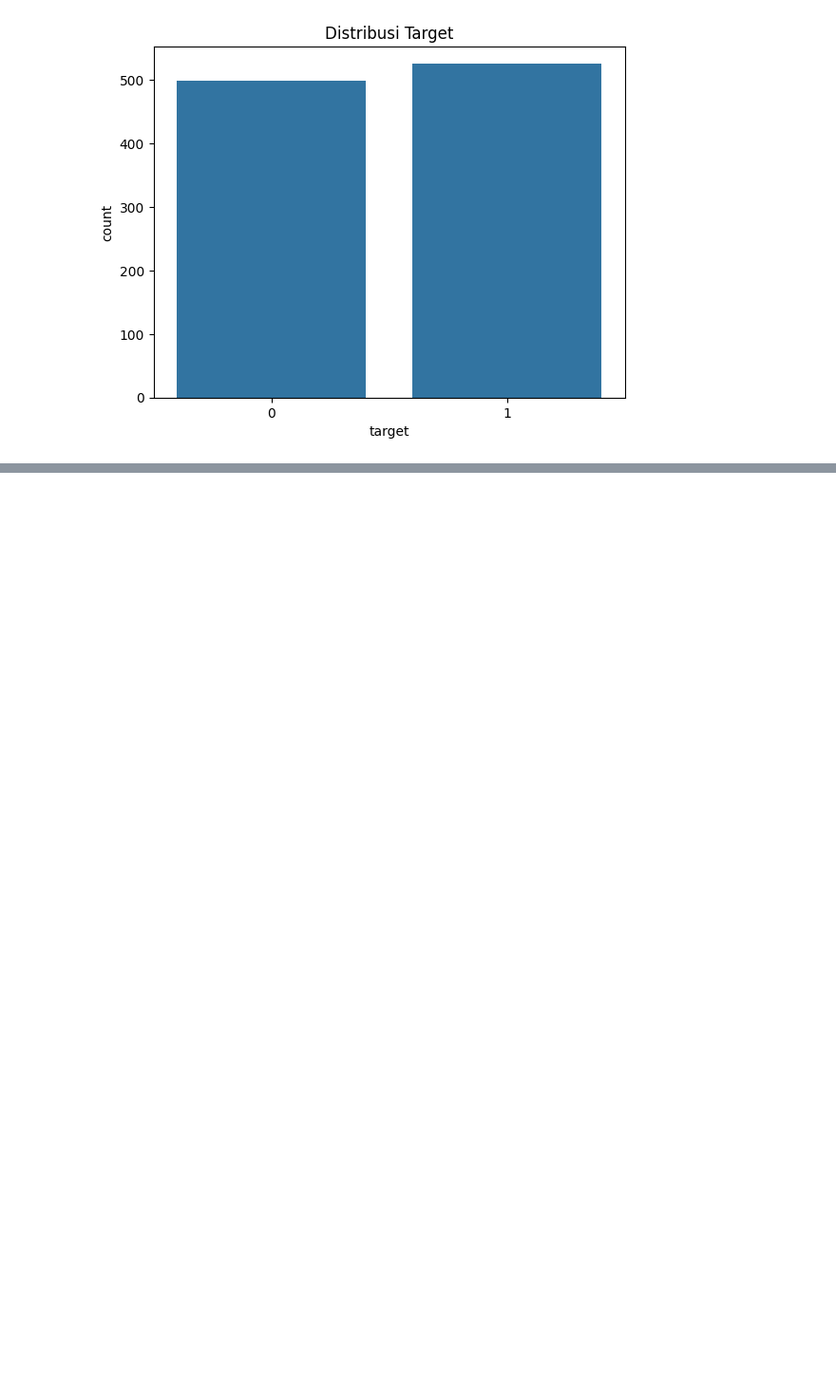
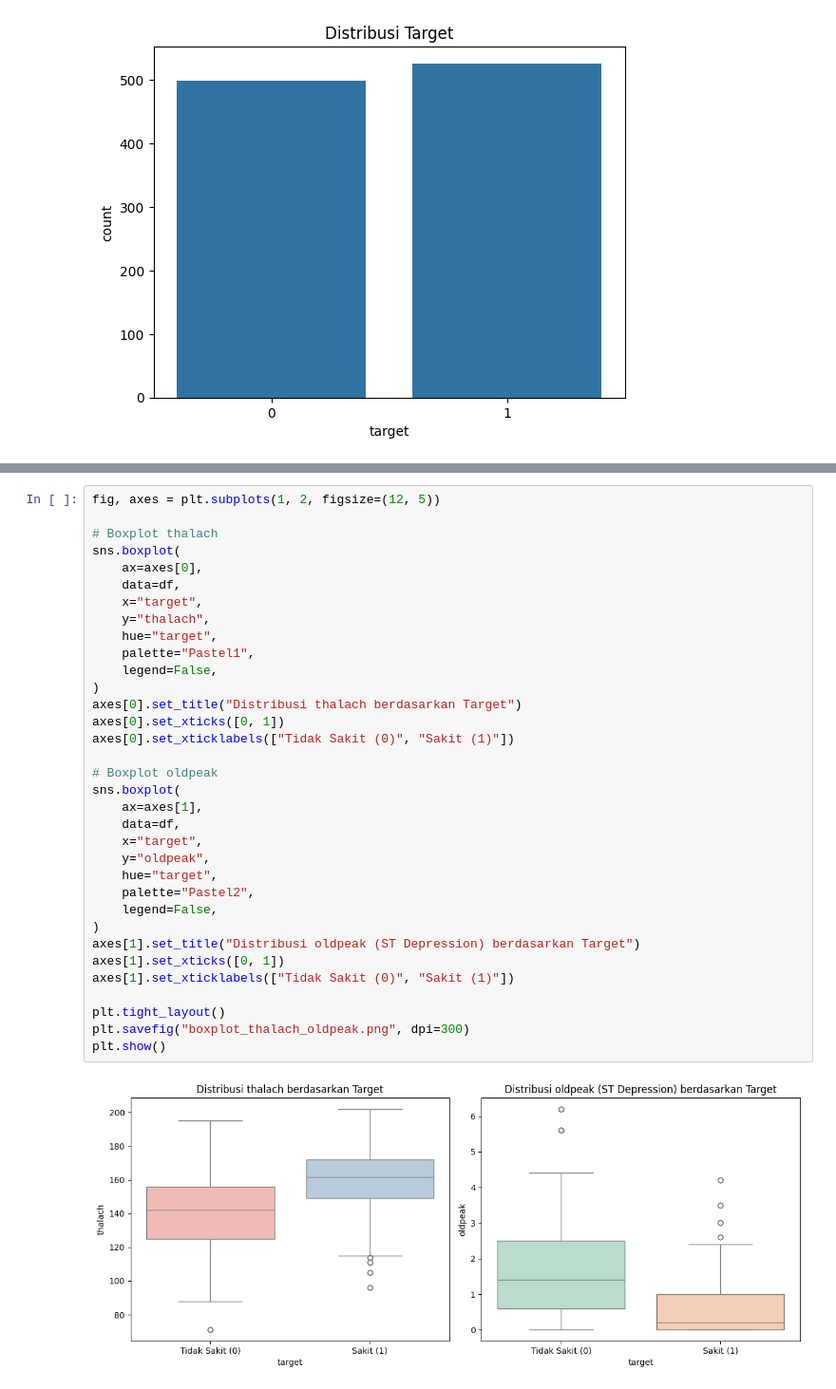
Before and after one commit to SulaimanFaiz/datamining-TugasEDA, a Jupyter notebook: larplarplarpsahur_5054251016_5054251021_5054251048.ipynb, the cells around one changed output, grey strips where cells are left out. Shown at 95% size. Saved outputs shown, nothing was run; the diff lists cells and outputs as text; blank space fills up the shorter version.

```diff
--- a/larplarplarpsahur_5054251016_5054251021_5054251048.ipynb
+++ b/larplarplarpsahur_5054251016_5054251021_5054251048.ipynb
@@ -115,0 +151,36 @@ plt.show()
+# %%
+fig, axes = plt.subplots(1, 2, figsize=(12, 5))
+
+# Boxplot thalach
+sns.boxplot(
+    ax=axes[0],
+    data=df,
+    x="target",
+    y="thalach",
+    hue="target",
+    palette="Pastel1",
+    legend=False,
+)
+axes[0].set_title("Distribusi thalach berdasarkan Target")
+axes[0].set_xticks([0, 1])
+axes[0].set_xticklabels(["Tidak Sakit (0)", "Sakit (1)"])
+
+# Boxplot oldpeak
+sns.boxplot(
+    ax=axes[1],
+    data=df,
+    x="target",
+    y="oldpeak",
+    hue="target",
+    palette="Pastel2",
+    legend=False,
+)
+axes[1].set_title("Distribusi oldpeak (ST Depression) berdasarkan Target")
+axes[1].set_xticks([0, 1])
+axes[1].set_xticklabels(["Tidak Sakit (0)", "Sakit (1)"])
+
+plt.tight_layout()
+plt.savefig("boxplot_thalach_oldpeak.png", dpi=300)
+plt.show()
+# %% [output]
+[figure, added]
```
Also changed, not shown: parts of 12 cells of this notebook.
